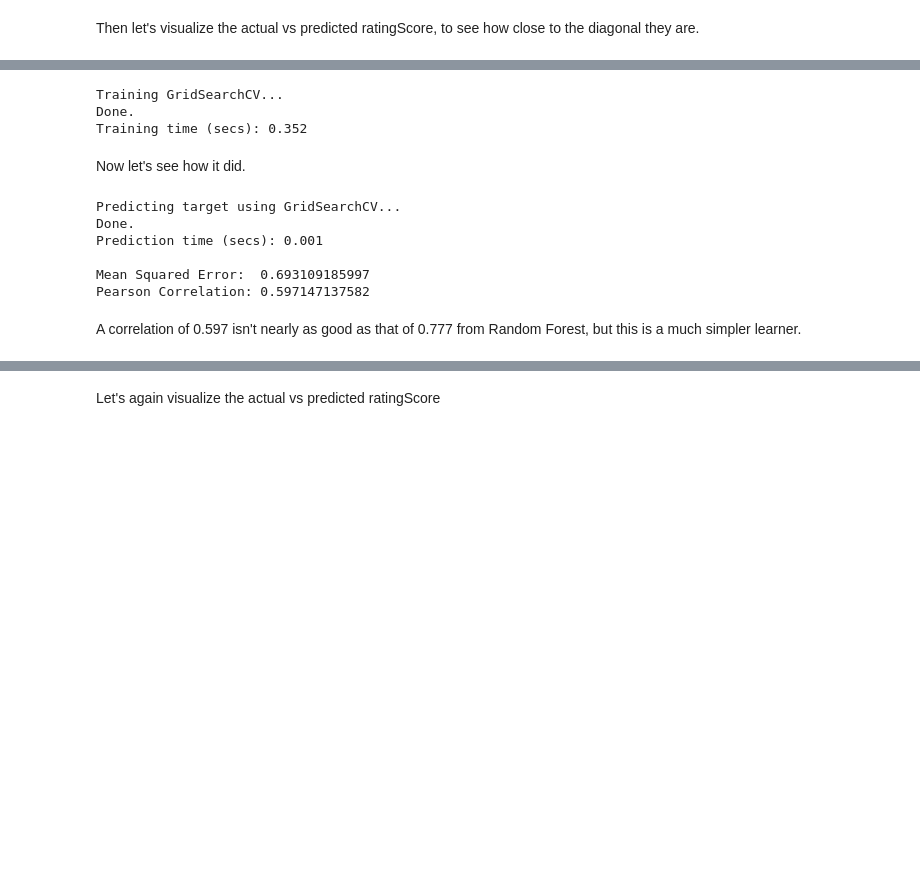
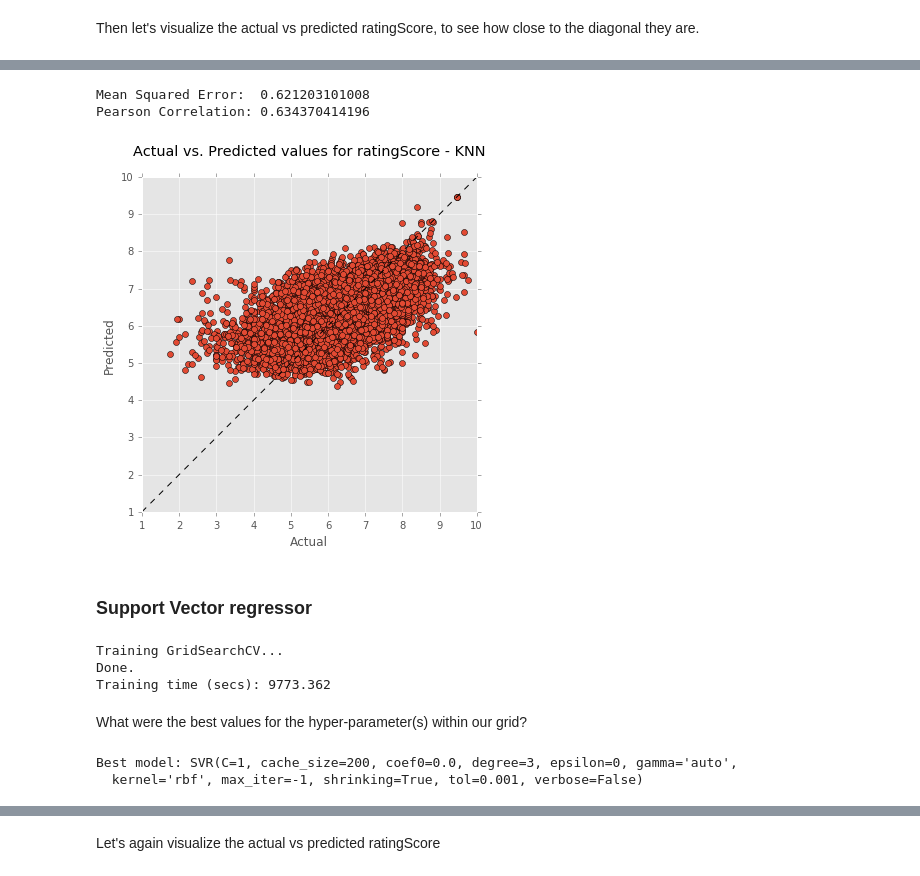
Before and after one commit to rcalme/udacity-capstone, a Jupyter notebook: Notebook/DataInvestigation.ipynb, the cells around one changed output, grey strips where cells are left out. Saved outputs shown, nothing was run; the diff lists cells and outputs as text; code cells hidden in the pictures; blank space fills up the shorter version.

```diff
--- a/Notebook/DataInvestigation.ipynb
+++ b/Notebook/DataInvestigation.ipynb
@@ -339,0 +373,25 @@ lin_grid = GridSearchCV(lasso_reg, {}, scoring=mse_scorer, cv=kf_base)
+# %%
+# Set the best parameters as our choices for this run.
+k_neighbors_reg.set_params(**knn_grid.best_params_)
+# Compute predictions on the entire set by collecting the predictions on the held-out set from each fold
+y_knn_pred = cross_val_predict(k_neighbors_reg, X_train, y_train)
+print "Mean Squared Error:  {}".format(mean_squared_error(y_train, y_knn_pred))
+print "Pearson Correlation: {}".format(pearsonr(y_train, y_knn_pred)[0])
+# %% [output]
+Mean Squared Error:  0.621203101008
+Pearson Correlation: 0.634370414196
+# %%
+plt.figure(figsize=(6,6))
+plt.plot(y_train, y_knn_pred, 'o')
+plt.plot([1, 10], [1, 10], 'k--')
+plt.xlabel("Actual")
+plt.ylabel("Predicted")
+plt.title("Actual vs. Predicted values for ratingScore - KNN", y=1.05)
+plt.xlim(1, 10)
+plt.ylim(1, 10)
+plt.gca().set_aspect('equal', adjustable='box')
+plt.show()
+# %% [output]
+[figure, added]
+# %% [markdown]
+### Support Vector regressor
@@ -340,24 +411,15 @@ lin_grid = GridSearchCV(lasso_reg, {}, scoring=mse_scorer, cv=kf_base)
 # %%
-# Fit model to training data - not nearly as long-running as RandomForest
-train(lin_grid, X_base, y_base)
+# Fit model to training data
+train(svr_grid, X_train, y_train)
 # %% [output]
 Training GridSearchCV...
 Done.
-Training time (secs): 0.352
+Training time (secs): 9773.362
-# %% [markdown]
-Now let's see how it did.
-# %%
-# Using that trained regressor, compute predictions for the set
-# that will be fed to the stacking regression model
-y_linear_regression_pred = predict(lin_grid, X_stack)
-print "\nMean Squared Error:  {}".format(mean_squared_error(y_stack, y_linear_regression_pred))
-print "Pearson Correlation: {}".format(pearsonr(y_stack, y_linear_regression_pred)[0])
-# %% [output]
-Predicting target using GridSearchCV...
-Done.
-Prediction time (secs): 0.001
-
-Mean Squared Error:  0.693109185997
-Pearson Correlation: 0.597147137582
-# %% [markdown]
-A correlation of 0.597 isn't nearly as good as that of 0.777 from Random Forest, but this is a much simpler learner.
+# %% [markdown]
+What were the best values for the hyper-parameter(s) within our grid?
+# %%
+# Let's print which parameter(s) were chosen as the best in the grid
+print "Best model: {}".format(svr_grid.best_estimator_)
+# %% [output]
+Best model: SVR(C=1, cache_size=200, coef0=0.0, degree=3, epsilon=0, gamma='auto',
+  kernel='rbf', max_iter=-1, shrinking=True, tol=0.001, verbose=False)
```
Also changed, not shown: parts of 37 cells of this notebook.
